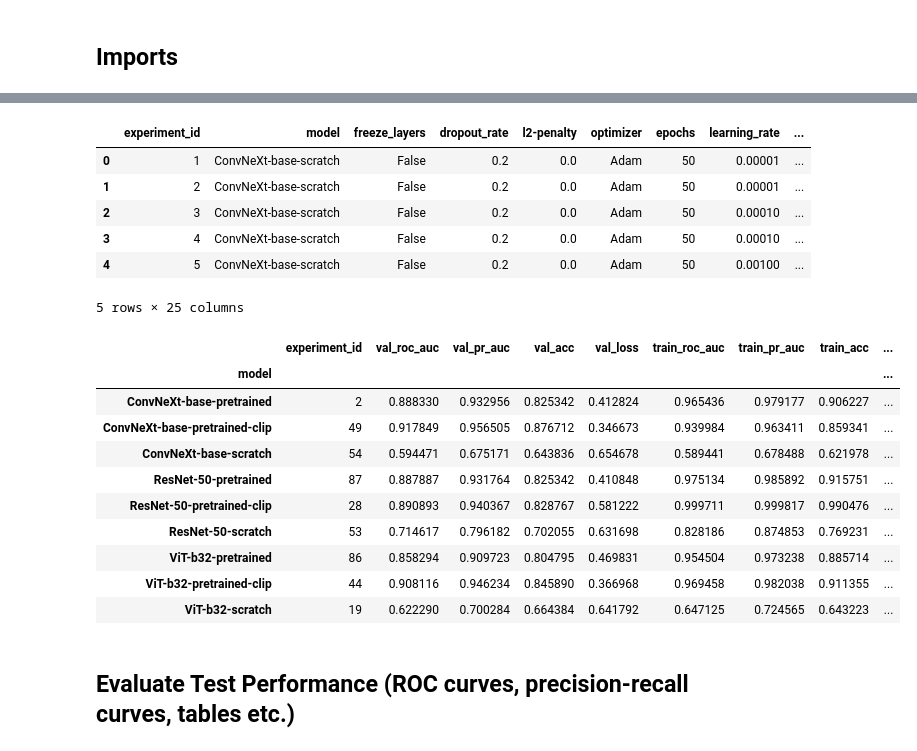
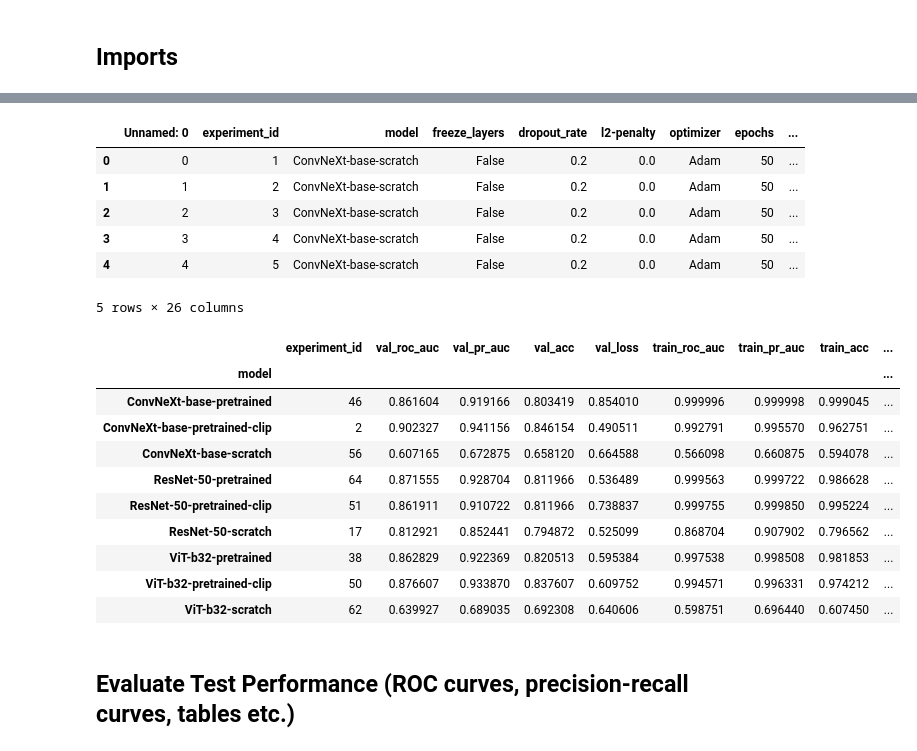
Before and after one commit to Deepfake-Detection-KKO/deepfake-detection, a Jupyter notebook: test_performance_analysis.ipynb, the cells around one changed output, grey strips where cells are left out. Saved outputs shown, nothing was run; the diff lists cells and outputs as text; code cells hidden in the pictures.

```diff
--- a/test_performance_analysis.ipynb
+++ b/test_performance_analysis.ipynb
@@ -32,33 +31,33 @@ Warning! MPI libs are missing, but python applications are still available.
 # %%
 device = torch.device("cuda") if torch.cuda.is_available() else torch.device("cpu")
 # %%
-experiment_results = pd.read_csv("experiment_results_20250721.csv")
+experiment_results = pd.read_csv("experiment_results/experiment_results_final_benchmark_07222025.csv")
 experiment_results.head()
 # %% [output]
-|  | experiment_id | model | freeze_layers | dropout_rate | l2-penalty | optimizer | epochs | learning_rate | ... |
-| 0 | 1 | ConvNeXt-base-scratch | False | 0.2 | 0.0 | Adam | 50 | 0.00001 | ... |
-| 1 | 2 | ConvNeXt-base-scratch | False | 0.2 | 0.0 | Adam | 50 | 0.00001 | ... |
-| 2 | 3 | ConvNeXt-base-scratch | False | 0.2 | 0.0 | Adam | 50 | 0.00010 | ... |
-| 3 | 4 | ConvNeXt-base-scratch | False | 0.2 | 0.0 | Adam | 50 | 0.00010 | ... |
-| 4 | 5 | ConvNeXt-base-scratch | False | 0.2 | 0.0 | Adam | 50 | 0.00100 | ... |
+|  | Unnamed: 0 | experiment_id | model | freeze_layers | dropout_rate | l2-penalty | optimizer | epochs | ... |
+| 0 | 0 | 1 | ConvNeXt-base-scratch | False | 0.2 | 0.0 | Adam | 50 | ... |
+| 1 | 1 | 2 | ConvNeXt-base-scratch | False | 0.2 | 0.0 | Adam | 50 | ... |
+| 2 | 2 | 3 | ConvNeXt-base-scratch | False | 0.2 | 0.0 | Adam | 50 | ... |
+| 3 | 3 | 4 | ConvNeXt-base-scratch | False | 0.2 | 0.0 | Adam | 50 | ... |
+| 4 | 4 | 5 | ConvNeXt-base-scratch | False | 0.2 | 0.0 | Adam | 50 | ... |
-5 rows × 25 columns
+5 rows × 26 columns
 # %%
 # focus on evaluating the best model settings for each family (i.e. 1 for ResNet, 1 for ViT, 1 for ConvNeXt)
 # "best" is open to redefining a bit later depending on model complexity etc. but maybe just go with highest ROC AUC on validation data for now
-experiment_results.sort_values(by='val_acc', ascending = False).groupby("model").first()[['experiment_id', 'val_roc_auc', 'val_pr_auc', 'val_acc', 'val_loss', 'train_roc_auc', 'train_pr_auc', 'train_acc', 'train_loss']]
+experiment_results.sort_values(by=['val_acc', 'val_roc_auc'], ascending = False).groupby("model").first()[['experiment_id', 'val_roc_auc', 'val_pr_auc', 'val_acc', 'val_loss', 'train_roc_auc', 'train_pr_auc', 'train_acc', 'train_loss']]
 # experiment_results.sort_values(by='val_roc_auc', ascending = False).groupby("model").head(3)
 # %% [output]
 |  | experiment_id | val_roc_auc | val_pr_auc | val_acc | val_loss | train_roc_auc | train_pr_auc | train_acc | ... |
 | model |  |  |  |  |  |  |  |  | ... |
-| ConvNeXt-base-pretrained | 2 | 0.888330 | 0.932956 | 0.825342 | 0.412824 | 0.965436 | 0.979177 | 0.906227 | ... |
-| ConvNeXt-base-pretrained-clip | 49 | 0.917849 | 0.956505 | 0.876712 | 0.346673 | 0.939984 | 0.963411 | 0.859341 | ... |
-| ConvNeXt-base-scratch | 54 | 0.594471 | 0.675171 | 0.643836 | 0.654678 | 0.589441 | 0.678488 | 0.621978 | ... |
-| ResNet-50-pretrained | 87 | 0.887887 | 0.931764 | 0.825342 | 0.410848 | 0.975134 | 0.985892 | 0.915751 | ... |
-| ResNet-50-pretrained-clip | 28 | 0.890893 | 0.940367 | 0.828767 | 0.581222 | 0.999711 | 0.999817 | 0.990476 | ... |
-| ResNet-50-scratch | 53 | 0.714617 | 0.796182 | 0.702055 | 0.631698 | 0.828186 | 0.874853 | 0.769231 | ... |
-| ViT-b32-pretrained | 86 | 0.858294 | 0.909723 | 0.804795 | 0.469831 | 0.954504 | 0.973238 | 0.885714 | ... |
-| ViT-b32-pretrained-clip | 44 | 0.908116 | 0.946234 | 0.845890 | 0.366968 | 0.969458 | 0.982038 | 0.911355 | ... |
-| ViT-b32-scratch | 19 | 0.622290 | 0.700284 | 0.664384 | 0.641792 | 0.647125 | 0.724565 | 0.643223 | ... |
+| ConvNeXt-base-pretrained | 46 | 0.861604 | 0.919166 | 0.803419 | 0.854010 | 0.999996 | 0.999998 | 0.999045 | ... |
+| ConvNeXt-base-pretrained-clip | 2 | 0.902327 | 0.941156 | 0.846154 | 0.490511 | 0.992791 | 0.995570 | 0.962751 | ... |
+| ConvNeXt-base-scratch | 56 | 0.607165 | 0.672875 | 0.658120 | 0.664588 | 0.566098 | 0.660875 | 0.594078 | ... |
+| ResNet-50-pretrained | 64 | 0.871555 | 0.928704 | 0.811966 | 0.536489 | 0.999563 | 0.999722 | 0.986628 | ... |
+| ResNet-50-pretrained-clip | 51 | 0.861911 | 0.910722 | 0.811966 | 0.738837 | 0.999755 | 0.999850 | 0.995224 | ... |
+| ResNet-50-scratch | 17 | 0.812921 | 0.852441 | 0.794872 | 0.525099 | 0.868704 | 0.907902 | 0.796562 | ... |
+| ViT-b32-pretrained | 38 | 0.862829 | 0.922369 | 0.820513 | 0.595384 | 0.997538 | 0.998508 | 0.981853 | ... |
+| ViT-b32-pretrained-clip | 50 | 0.876607 | 0.933870 | 0.837607 | 0.609752 | 0.994571 | 0.996331 | 0.974212 | ... |
+| ViT-b32-scratch | 62 | 0.639927 | 0.689035 | 0.692308 | 0.640606 | 0.598751 | 0.696440 | 0.607450 | ... |
 # %% [markdown]
 ## Evaluate Test Performance (ROC curves, precision-recall curves, tables etc.)
 # %%
```
Also changed, not shown: parts of 7 cells of this notebook, 4 other files.
